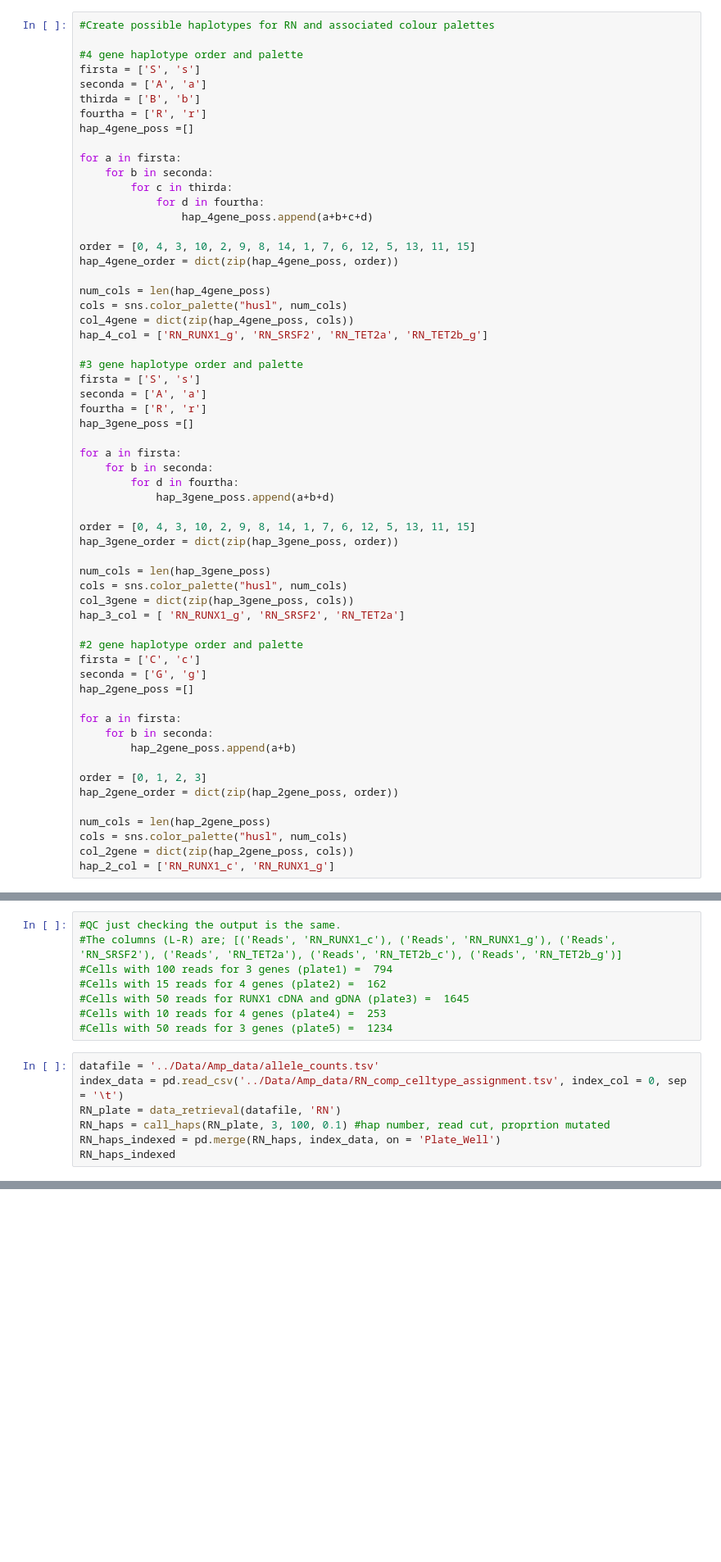
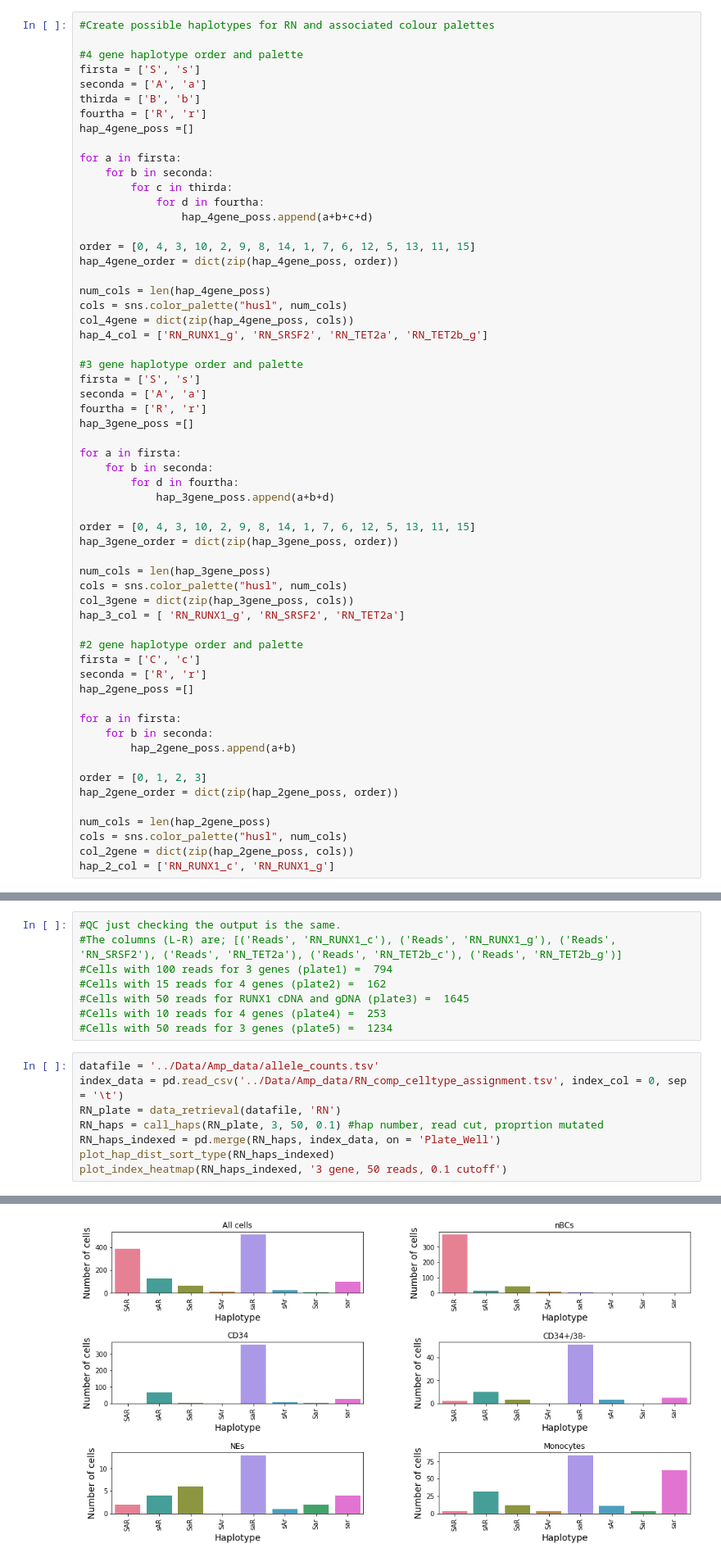
Before and after one commit to AnnatinaSchnegg/AS_amplicons, a Jupyter notebook: Code/Index_Haps-Streamline_combined_index_haps.ipynb, the cells around one changed output, grey strips where cells are left out. Shown: that part at 82% size. Drawn from its saved outputs; the diff is of its cells as text; blank space fills up the shorter version.

Commit message:
Index cell assignment and haplotype calling and combo working!!

```diff
--- a/Code/Index_Haps-Streamline_combined_index_haps.ipynb
+++ b/Code/Index_Haps-Streamline_combined_index_haps.ipynb
@@ -49,7 +49,7 @@ hap_3_col = [ 'RN_RUNX1_g', 'RN_SRSF2', 'RN_TET2a']
 
 #2 gene haplotype order and palette
 firsta = ['C', 'c']
-seconda = ['G', 'g']
+seconda = ['R', 'r']
 hap_2gene_poss =[]
 
 for a in firsta:
@@ -266,7 +461,8 @@ def call_haps (data, haps, reads, cutoff):
 datafile = '../Data/Amp_data/allele_counts.tsv'
 index_data = pd.read_csv('../Data/Amp_data/RN_comp_celltype_assignment.tsv', index_col = 0, sep = '\t')
 RN_plate = data_retrieval(datafile, 'RN')
-RN_haps = call_haps(RN_plate, 3, 100, 0.1) #hap number, read cut, proprtion mutated
+RN_haps = call_haps(RN_plate, 3, 50, 0.1) #hap number, read cut, proprtion mutated
 RN_haps_indexed = pd.merge(RN_haps, index_data, on = 'Plate_Well')
-RN_haps_indexed
+plot_hap_dist_sort_type(RN_haps_indexed)
+plot_index_heatmap(RN_haps_indexed, '3 gene, 50 reads, 0.1 cutoff')
 # %% [output]
@@ -286,0 +470 @@ Cells with 100 reads for 3 genes =  794
+[figure, added]
```
Also changed, not shown: parts of 6 cells of this notebook, 1 other file.
